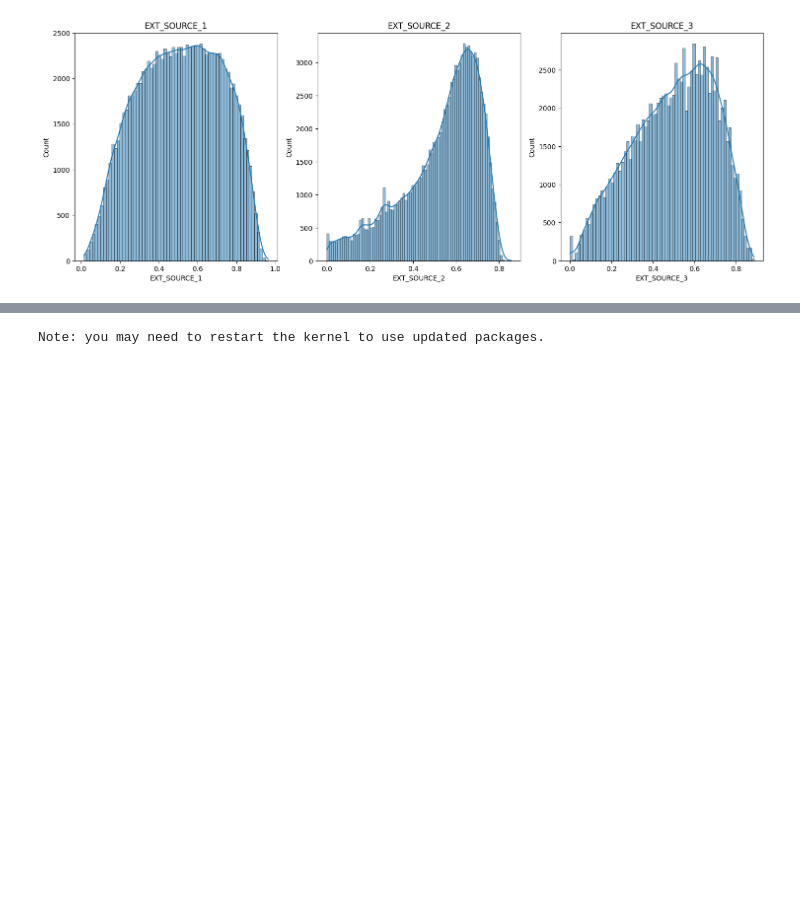
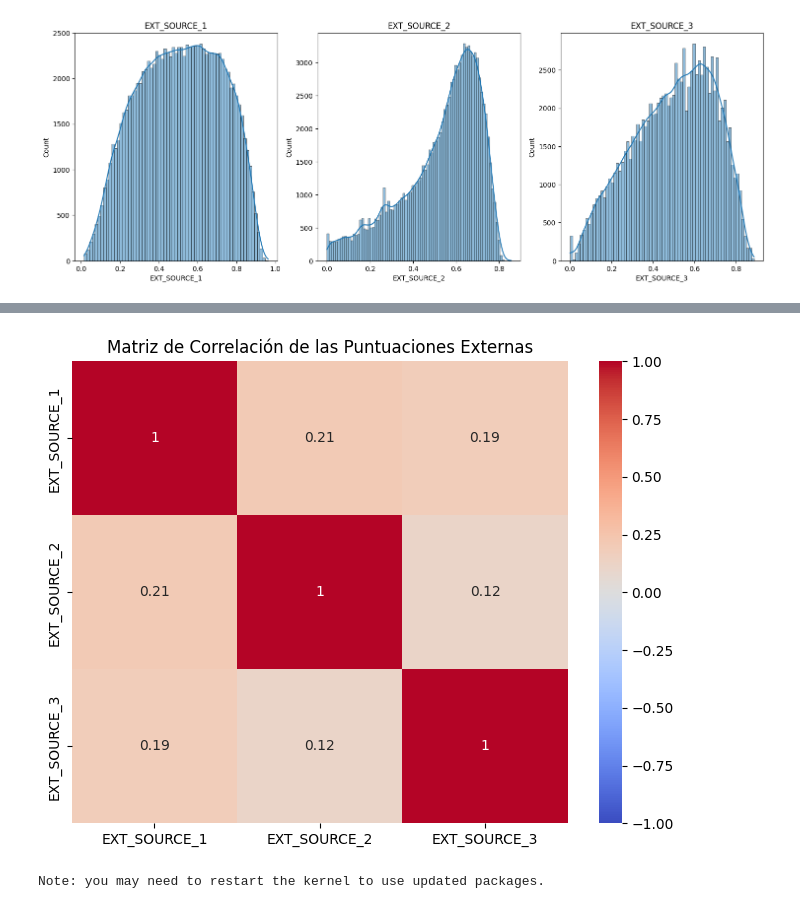
Before and after one commit to davidsosaolea/Home_Credit_Default_Risk, a Jupyter notebook: EDA_Home_Credit_Default_Risk.ipynb, the cells around one changed output, grey strips where cells are left out. Cells and saved outputs as stored; diff of their text form; code cells hidden in the pictures; blank space fills up the shorter version.

```diff
--- a/EDA_Home_Credit_Default_Risk.ipynb
+++ b/EDA_Home_Credit_Default_Risk.ipynb
@@ -578,3 +590,17 @@ plt.show()
+# %%
+# Crear un DataFrame con las puntuaciones relevantes
+scores_df = df[['EXT_SOURCE_1', 'EXT_SOURCE_2', 'EXT_SOURCE_3']].dropna()
+
+# Calcular la matriz de correlación
+correlation_matrix = scores_df.corr()
+
+# Crear un mapa de calor para visualizar la matriz de correlación
+plt.figure(figsize=(8, 6))
+sns.heatmap(correlation_matrix, annot=True, cmap='coolwarm', vmin=-1, vmax=1)
+plt.title('Matriz de Correlación de las Puntuaciones Externas')
+plt.show()
+# %% [output]
+[figure, added]
 # %%
 pip freeze > requirements.txt
 # %% [output]
```
Also changed, not shown: parts of 1 cell of this notebook.
